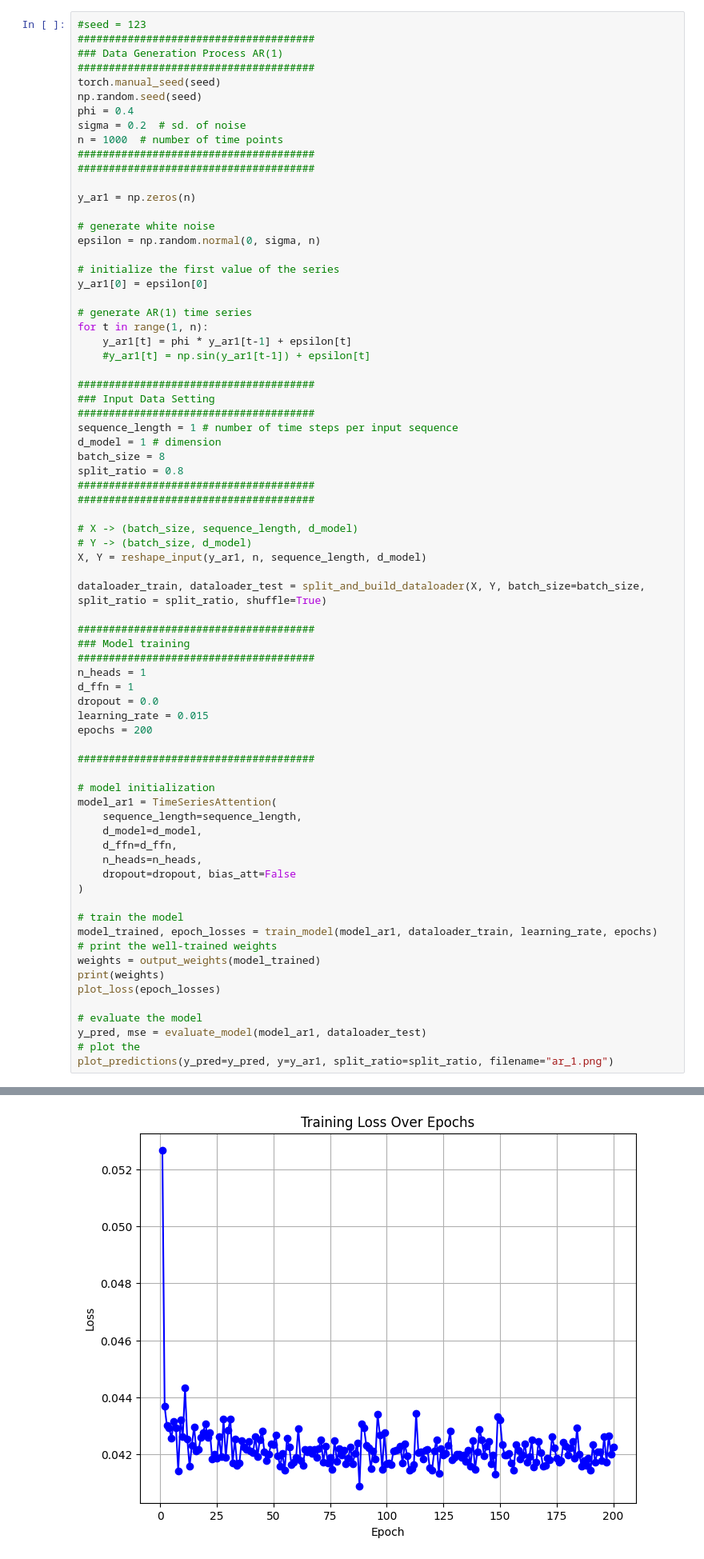
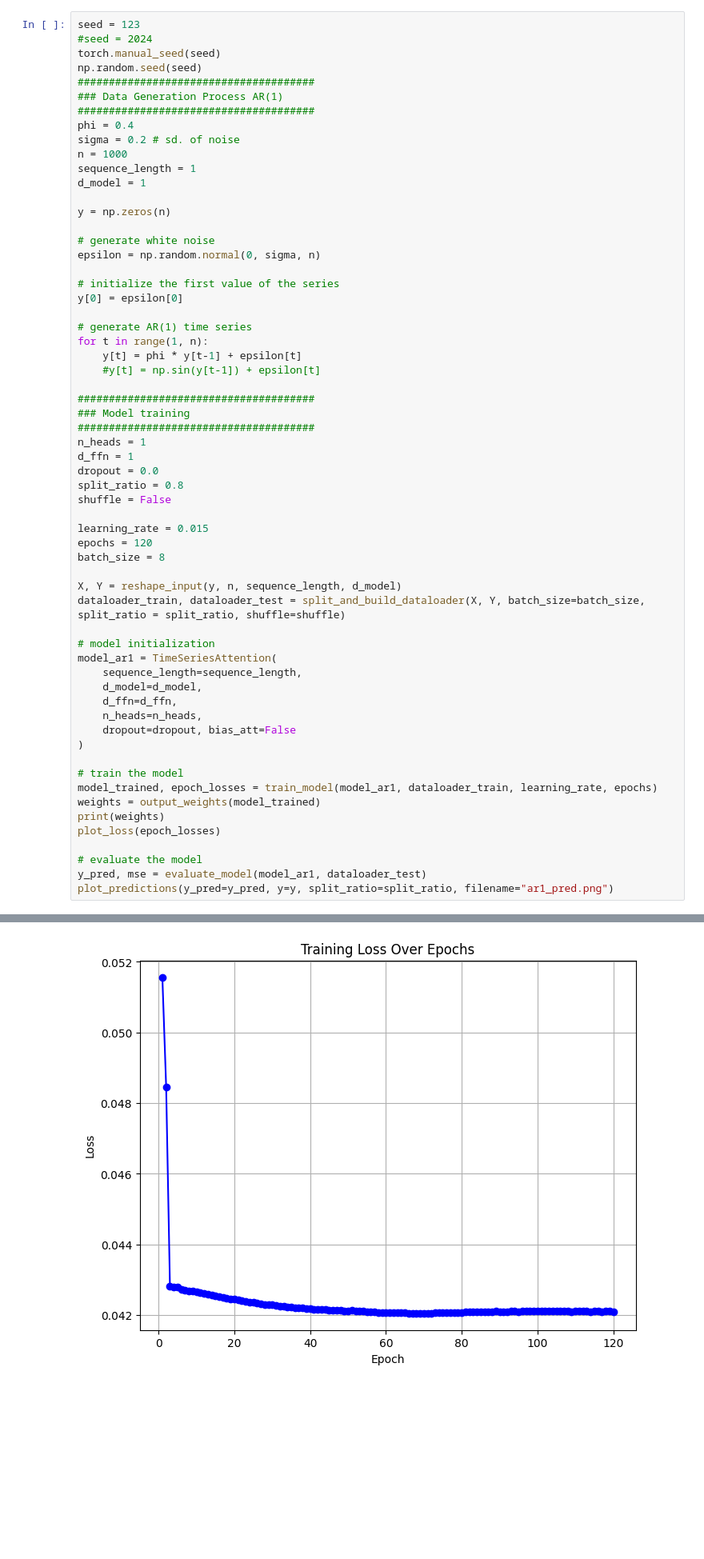
Before and after one commit to junyu-chen-academic/Transformer, a Jupyter notebook: transformer.ipynb, the cells around one changed output, grey strips where cells are left out. Shown: that part at 80% size. Drawn from its saved outputs; the diff is of its cells as text; blank space fills up the shorter version.

Commit message:
removed the AR(2) case and experimented with batch sizes

```diff
--- a/transformer.ipynb
+++ b/transformer.ipynb
@@ -949,44 +921,29 @@ where:
 # %%
-#seed = 123
+seed = 123
+#seed = 2024
+torch.manual_seed(seed)
+np.random.seed(seed)
 ######################################
 ### Data Generation Process AR(1)
 ######################################
-torch.manual_seed(seed)
-np.random.seed(seed)
 phi = 0.4
-sigma = 0.2  # sd. of noise
-n = 1000  # number of time points
-######################################
-######################################
+sigma = 0.2 # sd. of noise
+n = 1000
+sequence_length = 1
+d_model = 1
 
-y_ar1 = np.zeros(n)
+y = np.zeros(n)
 
 # generate white noise
 epsilon = np.random.normal(0, sigma, n)
 
 # initialize the first value of the series
-y_ar1[0] = epsilon[0]
+y[0] = epsilon[0]
 
 # generate AR(1) time series
 for t in range(1, n):
-    y_ar1[t] = phi * y_ar1[t-1] + epsilon[t]
-    #y_ar1[t] = np.sin(y_ar1[t-1]) + epsilon[t]
-
-######################################
-### Input Data Setting
-######################################
-sequence_length = 1 # number of time steps per input sequence
-d_model = 1 # dimension
-batch_size = 8
-split_ratio = 0.8
-######################################
-######################################
-
-# X -> (batch_size, sequence_length, d_model)
-# Y -> (batch_size, d_model)
-X, Y = reshape_input(y_ar1, n, sequence_length, d_model)
-
-dataloader_train, dataloader_test = split_and_build_dataloader(X, Y, batch_size=batch_size, split_ratio = split_ratio, shuffle=True)
+    y[t] = phi * y[t-1] + epsilon[t]
+    #y[t] = np.sin(y[t-1]) + epsilon[t]
 
 ######################################
 ### Model training
@@ -994,10 +951,15 @@ dataloader_train, dataloader_test = split_and_build_dataloader(X, Y, batch_size=
 n_heads = 1
 d_ffn = 1
 dropout = 0.0
+split_ratio = 0.8
+shuffle = False
+
 learning_rate = 0.015
-epochs = 200
+epochs = 120
+batch_size = 8
 
-######################################
+X, Y = reshape_input(y, n, sequence_length, d_model)
+dataloader_train, dataloader_test = split_and_build_dataloader(X, Y, batch_size=batch_size, split_ratio = split_ratio, shuffle=shuffle)
 
 # model initialization
 model_ar1 = TimeSeriesAttention(
@@ -1010,15 +972,13 @@ model_ar1 = TimeSeriesAttention(
 
 # train the model
 model_trained, epoch_losses = train_model(model_ar1, dataloader_train, learning_rate, epochs)
-# print the well-trained weights
 weights = output_weights(model_trained)
 print(weights)
 plot_loss(epoch_losses)
 
 # evaluate the model
 y_pred, mse = evaluate_model(model_ar1, dataloader_test)
-# plot the
-plot_predictions(y_pred=y_pred, y=y_ar1, split_ratio=split_ratio, filename="ar_1.png")
+plot_predictions(y_pred=y_pred, y=y, split_ratio=split_ratio, filename="ar1_pred.png")
 # %% [output]
 X_train: (799, 1, 1) Y_train: (799, 1)
 X_test: (200, 1, 1) Y_test: (200, 1)
@@ -1040 +1000 @@ Epoch [200/200], Loss: 0.0461
-[figure, old version]
+[figure, new version]
```
Also changed, not shown: parts of 25 cells of this notebook.
